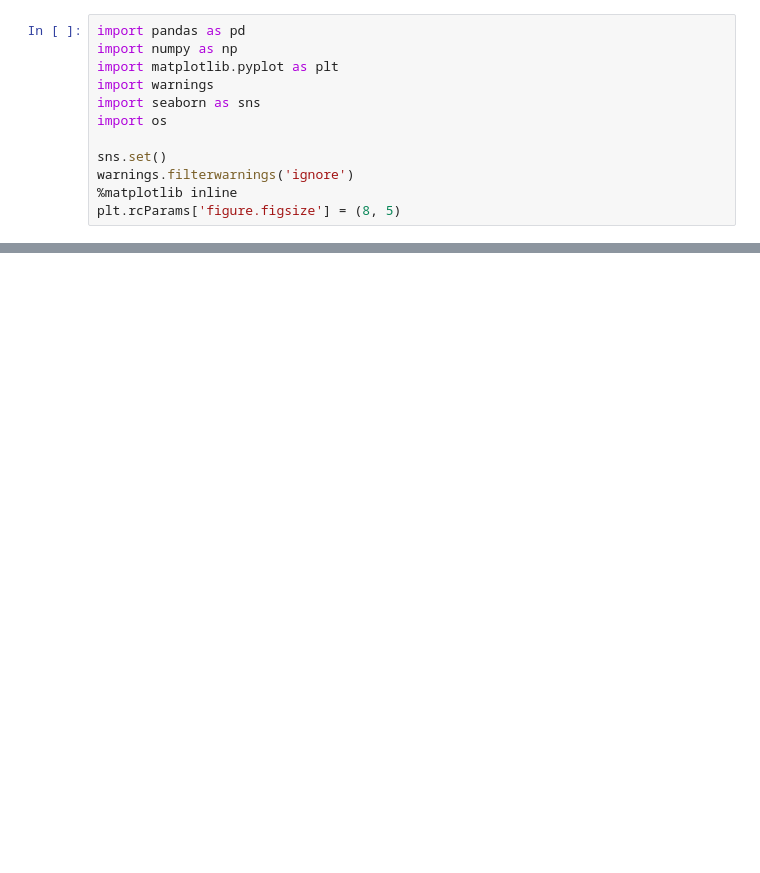
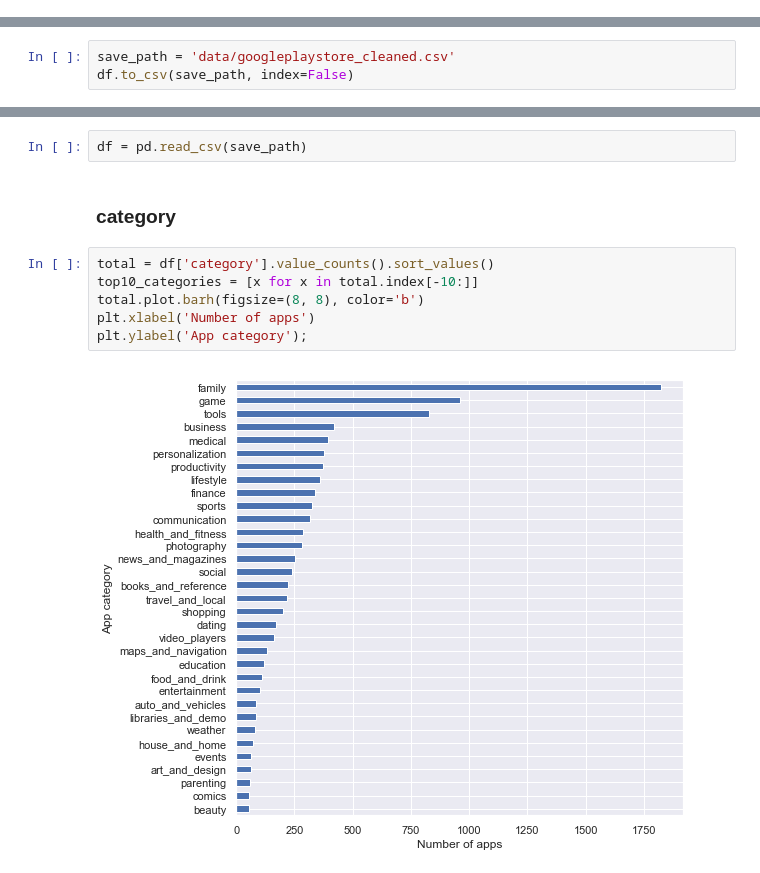
Before and after one commit to harupy/udacity-data-analyst, a Jupyter notebook: 5-data-visualization/@communiate_data_findings/EDA.ipynb, the cells around one changed output, grey strips where cells are left out. Drawn from its saved outputs; the diff is of its cells as text; blank space fills up the shorter version.

```diff
--- a/5-data-visualization/@communiate_data_findings/EDA.ipynb
+++ b/5-data-visualization/@communiate_data_findings/EDA.ipynb
@@ -10,12 +0,0 @@ Around 510,000 students in 65 economies took part in the PISA 2012 assessment of
-# %%
-import pandas as pd
-import numpy as np
-import matplotlib.pyplot as plt
-import warnings
-import seaborn as sns
-import os
-
-sns.set()
-warnings.filterwarnings('ignore')
-%matplotlib inline
-plt.rcParams['figure.figsize'] = (8, 5)
@@ -28,0 +275,3 @@ TypeError: parser_f() got an unexpected keyword argument 'index'
+# %%
+save_path = 'data/googleplaystore_cleaned.csv'
+df.to_csv(save_path, index=False)
@@ -28,0 +284,12 @@ TypeError: parser_f() got an unexpected keyword argument 'index'
+# %%
+df = pd.read_csv(save_path)
+# %% [markdown]
+### category
+# %%
+total = df['category'].value_counts().sort_values()
+top10_categories = [x for x in total.index[-10:]]
+total.plot.barh(figsize=(8, 8), color='b')
+plt.xlabel('Number of apps')
+plt.ylabel('App category');
+# %% [output]
+[figure, added]
```
Also changed, not shown: parts of 94 cells of this notebook, 1 other file.
